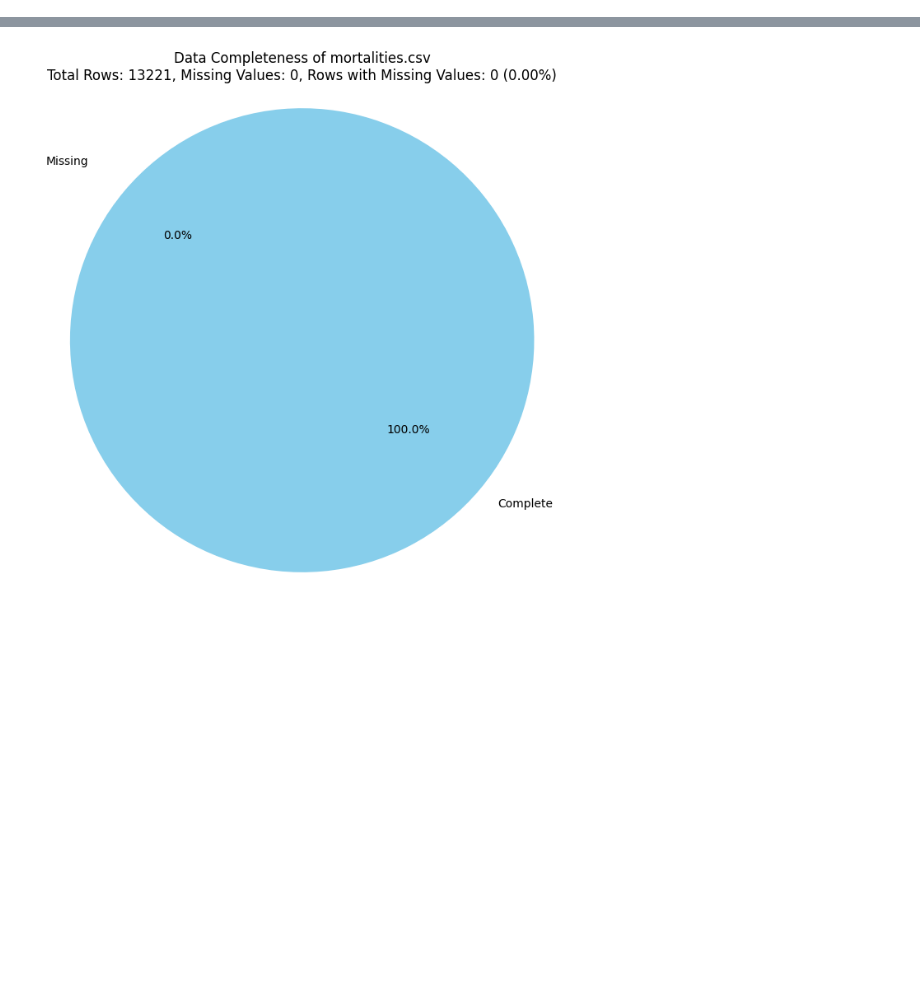
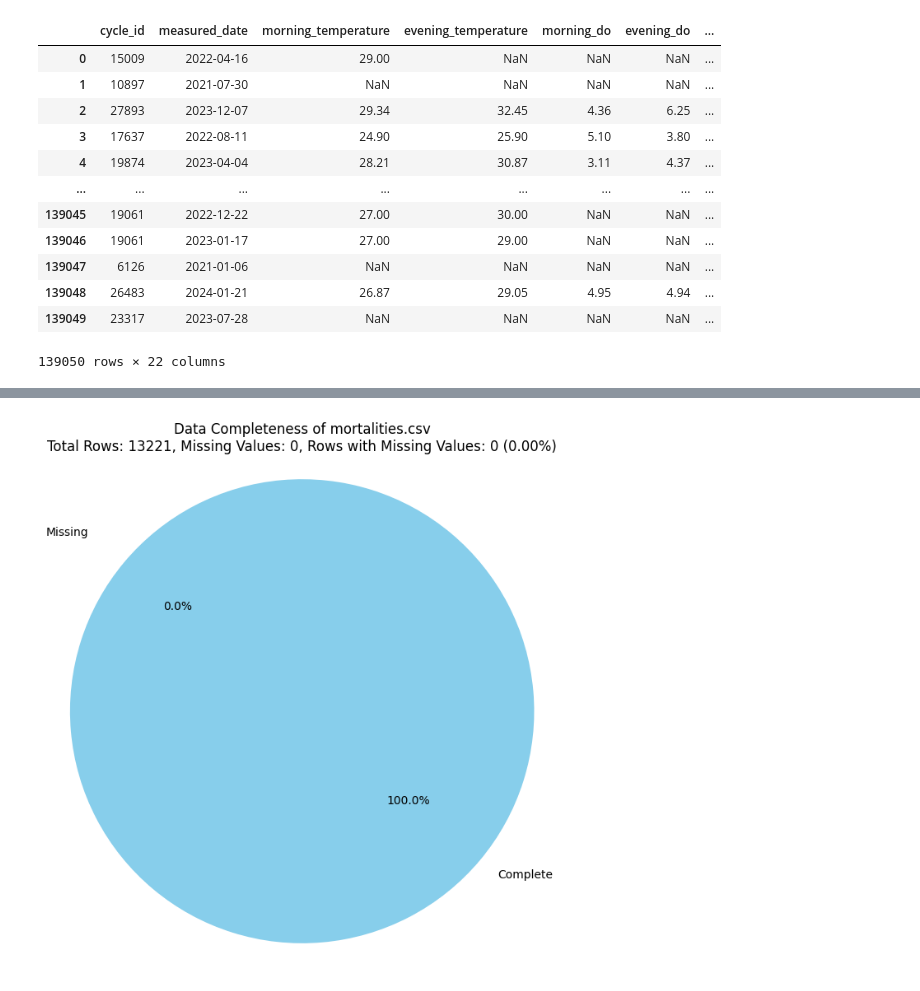
Before and after one commit to Candratama/Jala-Data-Scientist, a Jupyter notebook: Data Science - Test.ipynb, the cells around one changed output, grey strips where cells are left out. Drawn from its saved outputs; the diff is of its cells as text; code cells hidden in the pictures; blank space fills up the shorter version.

```diff
--- a/Data Science - Test.ipynb
+++ b/Data Science - Test.ipynb
@@ -0,0 +186,40 @@
+# %%
+# Load the data from measurements.csv
+df_measurement = pd.read_csv('data/measurements.csv')
+df_measurement = df_measurement[['cycle_id',
+                                 'measured_date',
+                                 'morning_temperature',
+                                 'evening_temperature',
+                                 'morning_do',
+                                 'evening_do',
+                                 'morning_salinity',
+                                 'evening_salinity',
+                                 'morning_pH',
+                                 'evening_pH',
+                                 'transparency',
+                                 'ammonia',
+                                 'nitrate',
+                                 'nitrite',
+                                 'alkalinity',
+                                 'hardness',
+                                 'calcium',
+                                 'magnesium',
+                                 'carbonate',
+                                 'bicarbonate',
+                                 'tom',
+                                 'total_plankton_']]
+df_measurement
+# %% [output]
+|  | cycle_id | measured_date | morning_temperature | evening_temperature | morning_do | evening_do | ... |
+| 0 | 15009 | 2022-04-16 | 29.00 | NaN | NaN | NaN | ... |
+| 1 | 10897 | 2021-07-30 | NaN | NaN | NaN | NaN | ... |
+| 2 | 27893 | 2023-12-07 | 29.34 | 32.45 | 4.36 | 6.25 | ... |
+| 3 | 17637 | 2022-08-11 | 24.90 | 25.90 | 5.10 | 3.80 | ... |
+| 4 | 19874 | 2023-04-04 | 28.21 | 30.87 | 3.11 | 4.37 | ... |
+| ... | ... | ... | ... | ... | ... | ... | ... |
+| 139045 | 19061 | 2022-12-22 | 27.00 | 30.00 | NaN | NaN | ... |
+| 139046 | 19061 | 2023-01-17 | 27.00 | 29.00 | NaN | NaN | ... |
+| 139047 | 6126 | 2021-01-06 | NaN | NaN | NaN | NaN | ... |
+| 139048 | 26483 | 2024-01-21 | 26.87 | 29.05 | 4.95 | 4.94 | ... |
+| 139049 | 23317 | 2023-07-28 | NaN | NaN | NaN | NaN | ... |
+139050 rows × 22 columns
```
Also changed, not shown: parts of 20 cells of this notebook, 2 other files.
